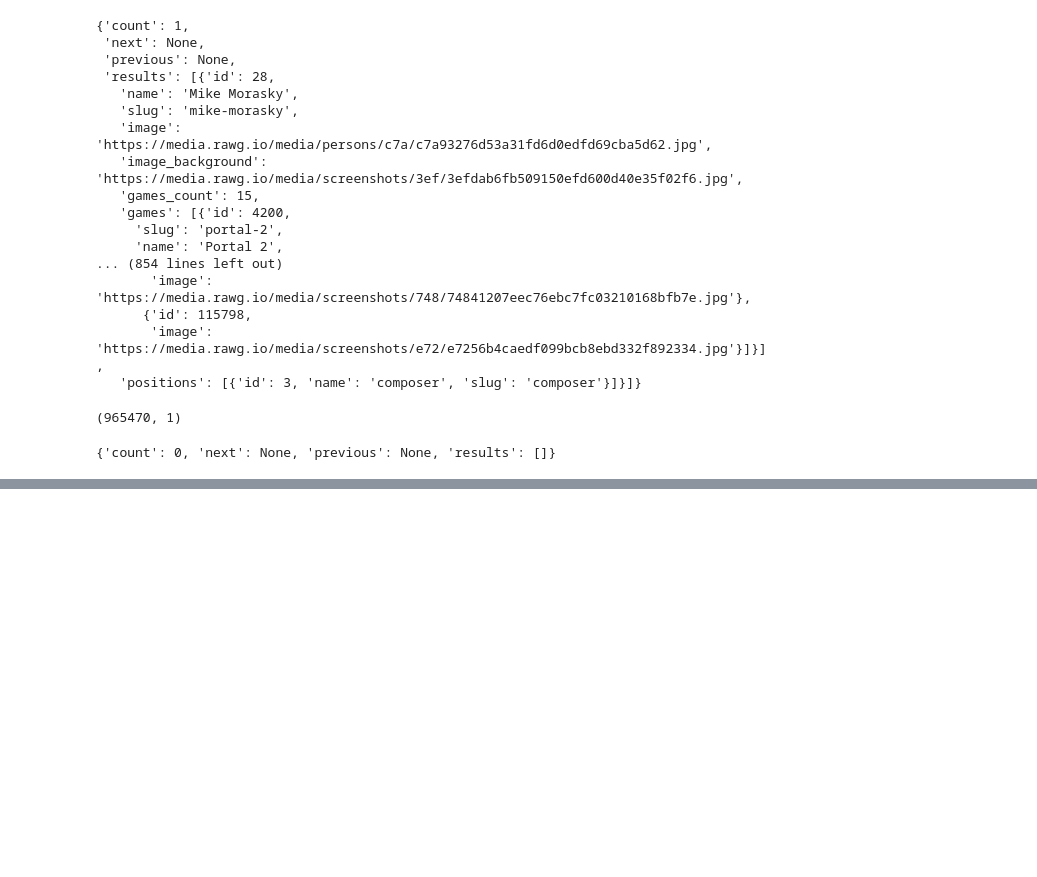
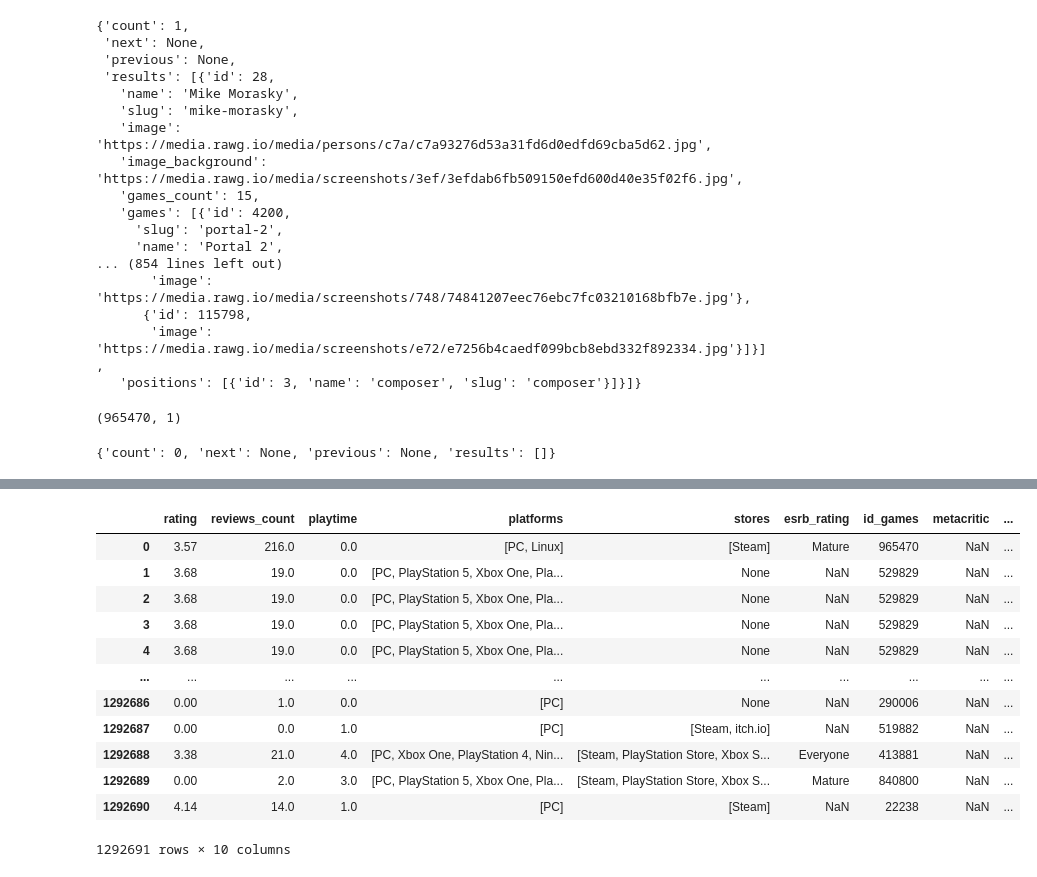
Before and after one commit to zolzayada/GP3_cool, a Jupyter notebook: апи_гп3КУЛ.ipynb, the cells around one changed output, grey strips where cells are left out. Cells and saved outputs as stored; diff of their text form; code cells hidden in the pictures; blank space fills up the shorter version.

```diff
--- a/апи_гп3КУЛ.ipynb
+++ b/апи_гп3КУЛ.ipynb
@@ -654,0 +707,4 @@ df_series.to_csv('rawg_endp_g_series.csv', index=False)
+# %%
+df_add = pd.read_csv('rawg_results_endp_dlc.csv')
+# %%
+df_add['id_games'] = pd.to_numeric(df_r['id_games'], errors='coerce').astype('Int64')
@@ -654,0 +720,2 @@ df_series.to_csv('rawg_endp_g_series.csv', index=False)
+# %%
+df_add = df_add.drop(columns=['Unnamed: 0'])
@@ -654,0 +740,18 @@ df_series.to_csv('rawg_endp_g_series.csv', index=False)
+# %%
+df_final = df_final.merge(df_add, on='id_games')
+# %%
+df_final
+# %% [output]
+|  | rating | reviews_count | playtime | platforms | stores | esrb_rating | id_games | metacritic | ... |
+| 0 | 3.57 | 216.0 | 0.0 | [PC, Linux] | [Steam] | Mature | 965470 | NaN | ... |
+| 1 | 3.68 | 19.0 | 0.0 | [PC, PlayStation 5, Xbox One, Pla... | None | NaN | 529829 | NaN | ... |
+| 2 | 3.68 | 19.0 | 0.0 | [PC, PlayStation 5, Xbox One, Pla... | None | NaN | 529829 | NaN | ... |
+| 3 | 3.68 | 19.0 | 0.0 | [PC, PlayStation 5, Xbox One, Pla... | None | NaN | 529829 | NaN | ... |
+| 4 | 3.68 | 19.0 | 0.0 | [PC, PlayStation 5, Xbox One, Pla... | None | NaN | 529829 | NaN | ... |
+| ... | ... | ... | ... | ... | ... | ... | ... | ... | ... |
+| 1292686 | 0.00 | 1.0 | 0.0 | [PC] | None | NaN | 290006 | NaN | ... |
+| 1292687 | 0.00 | 0.0 | 1.0 | [PC] | [Steam, itch.io] | NaN | 519882 | NaN | ... |
+| 1292688 | 3.38 | 21.0 | 4.0 | [PC, Xbox One, PlayStation 4, Nin... | [Steam, PlayStation Store, Xbox S... | Everyone | 413881 | NaN | ... |
+| 1292689 | 0.00 | 2.0 | 3.0 | [PC, PlayStation 5, Xbox One, Pla... | [Steam, PlayStation Store, Xbox S... | Mature | 840800 | NaN | ... |
+| 1292690 | 4.14 | 14.0 | 1.0 | [PC] | [Steam] | NaN | 22238 | NaN | ... |
+1292691 rows × 10 columns
```
Also changed, not shown: parts of 17 cells of this notebook.
